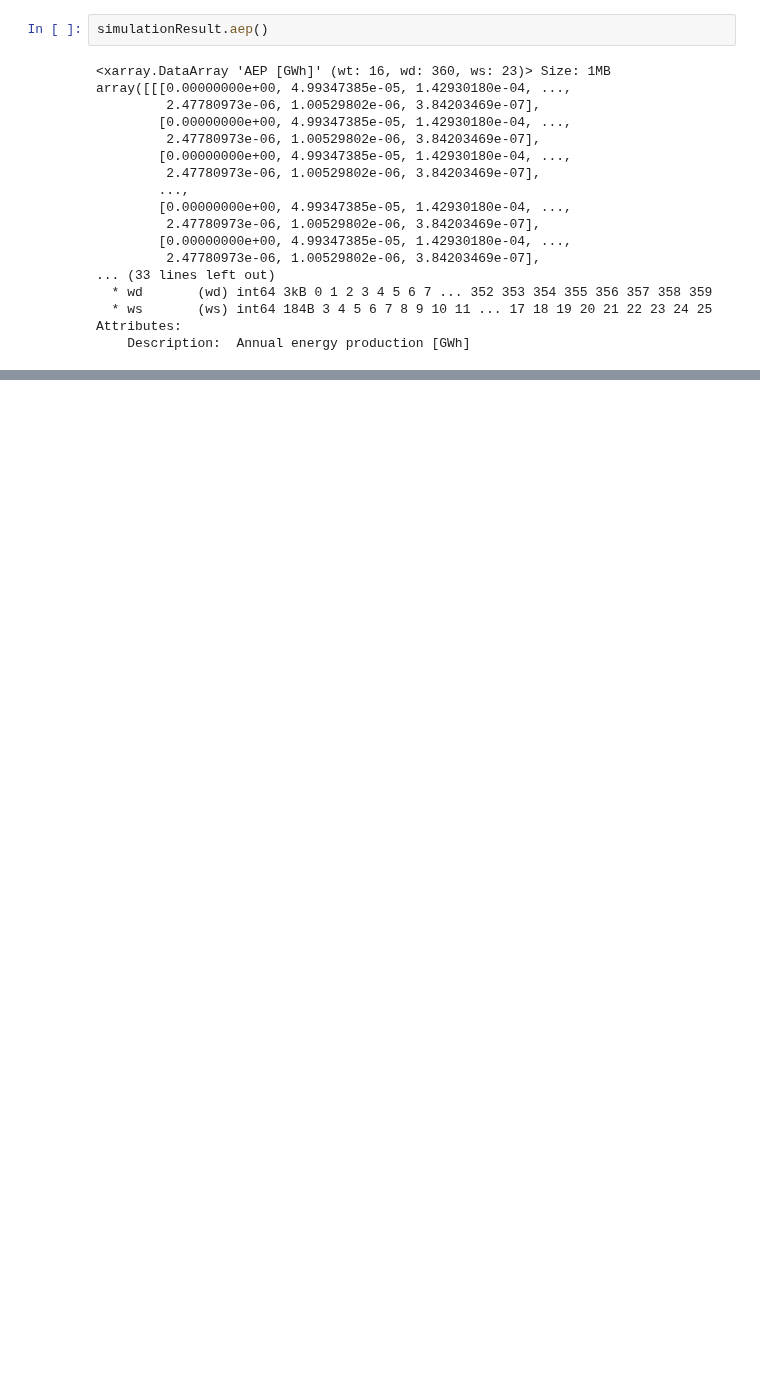
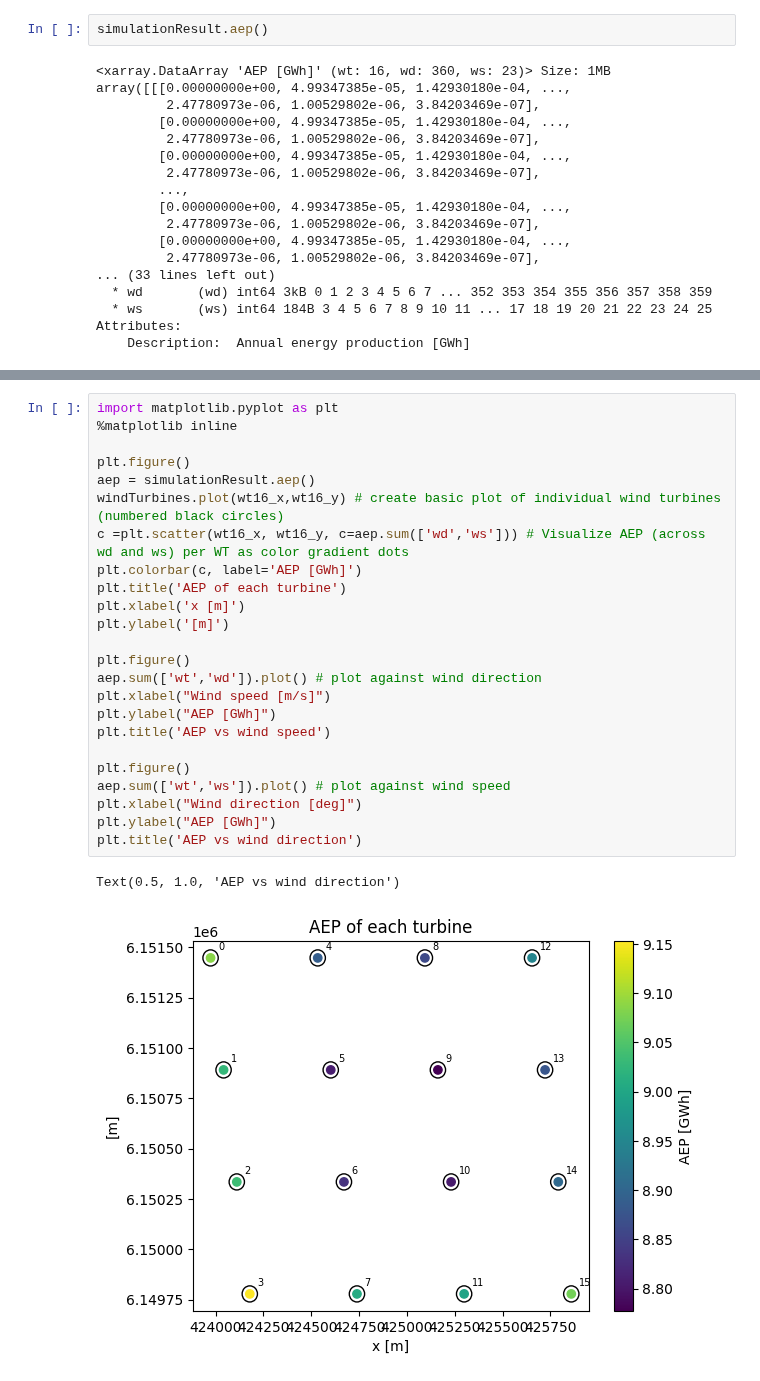
Before and after one commit to rfeusi/hill-of-towie-open-source-analysis, a Jupyter notebook: PyWake Playground.ipynb, the cells around one changed output, grey strips where cells are left out. Drawn from its saved outputs; the diff is of its cells as text; blank space fills up the shorter version.

```diff
--- a/PyWake Playground.ipynb
+++ b/PyWake Playground.ipynb
@@ -38,0 +59,27 @@ Attributes:
+# %%
+import matplotlib.pyplot as plt
+%matplotlib inline
+
+plt.figure()
+aep = simulationResult.aep()
+windTurbines.plot(wt16_x,wt16_y) # create basic plot of individual wind turbines (numbered black circles)
+c =plt.scatter(wt16_x, wt16_y, c=aep.sum(['wd','ws'])) # Visualize AEP (across wd and ws) per WT as color gradient dots
+plt.colorbar(c, label='AEP [GWh]')
+plt.title('AEP of each turbine')
+plt.xlabel('x [m]')
+plt.ylabel('[m]')
+
+plt.figure()
+aep.sum(['wt','wd']).plot() # plot against wind direction
+plt.xlabel("Wind speed [m/s]")
+plt.ylabel("AEP [GWh]")
+plt.title('AEP vs wind speed')
+
+plt.figure()
+aep.sum(['wt','ws']).plot() # plot against wind speed
+plt.xlabel("Wind direction [deg]")
+plt.ylabel("AEP [GWh]")
+plt.title('AEP vs wind direction')
+# %% [output]
+Text(0.5, 1.0, 'AEP vs wind direction')
+[figure, added]
```
Also changed, not shown: parts of 7 cells of this notebook.
